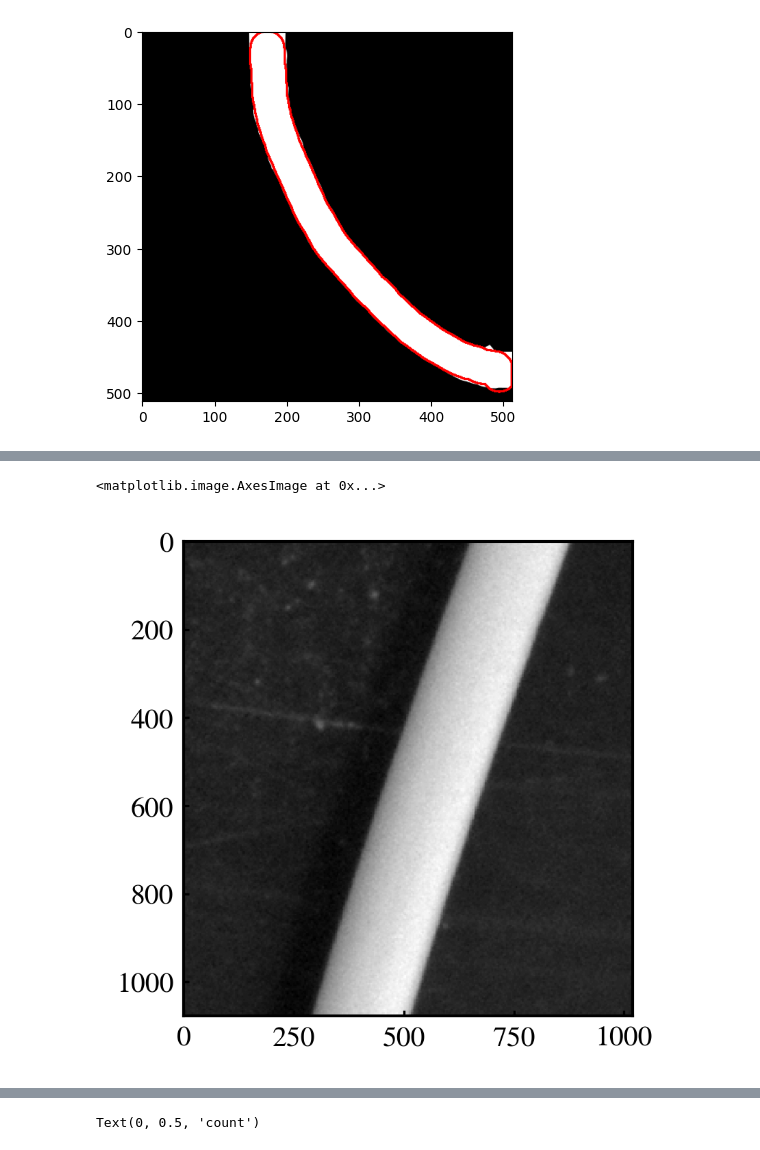
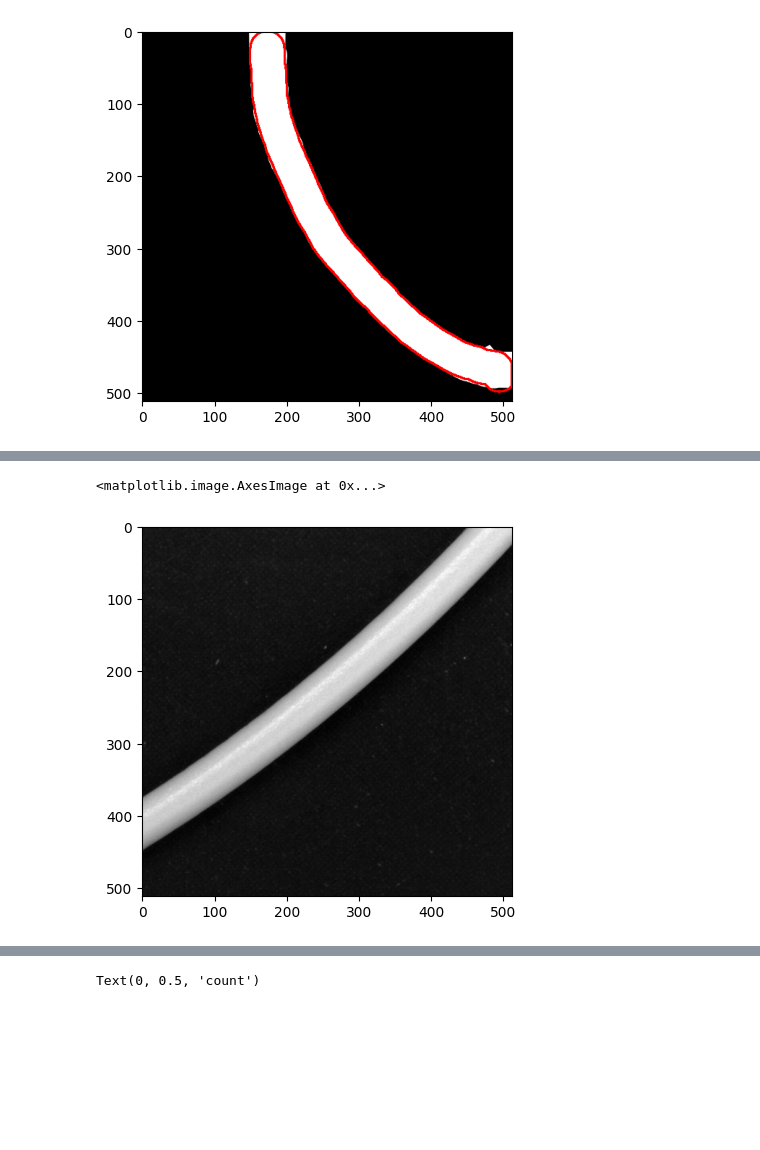
Before and after one commit to ZLoverty/HEPiC, a Jupyter notebook: notebooks/filament_detection.ipynb, the cells around one changed output, grey strips where cells are left out. Saved outputs shown, nothing was run; the diff lists cells and outputs as text; code cells hidden in the pictures; blank space fills up the shorter version.

```diff
--- a/notebooks/filament_detection.ipynb
+++ b/notebooks/filament_detection.ipynb
@@ -408,8 +412,8 @@ plt.imshow(proc_frame)
 # %%
-folder = Path("~/Downloads").expanduser()
-img = cv2.imread(folder / "sample1.png", cv2.IMREAD_GRAYSCALE)
+folder = Path("~/Documents/GitHub/HEPiC/test/filament_images_captured").expanduser()
+img = cv2.imread(folder / "Image_20251023140119217.bmp", cv2.IMREAD_GRAYSCALE)
 plt.imshow(img, cmap="gray")
 # %% [output]
 <matplotlib.image.AxesImage at 0x...>
-[figure, old version]
+[figure, new version]
 # %%
```
Also changed, not shown: parts of 15 cells of this notebook.
